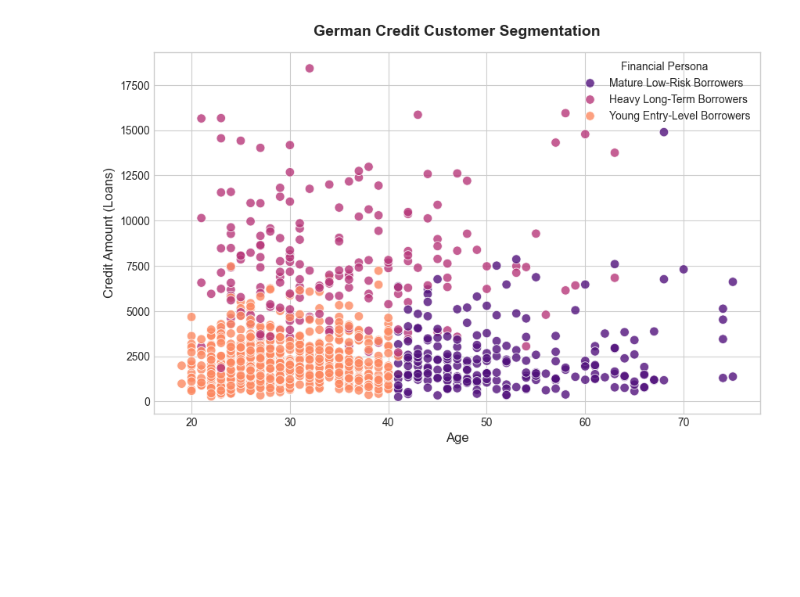
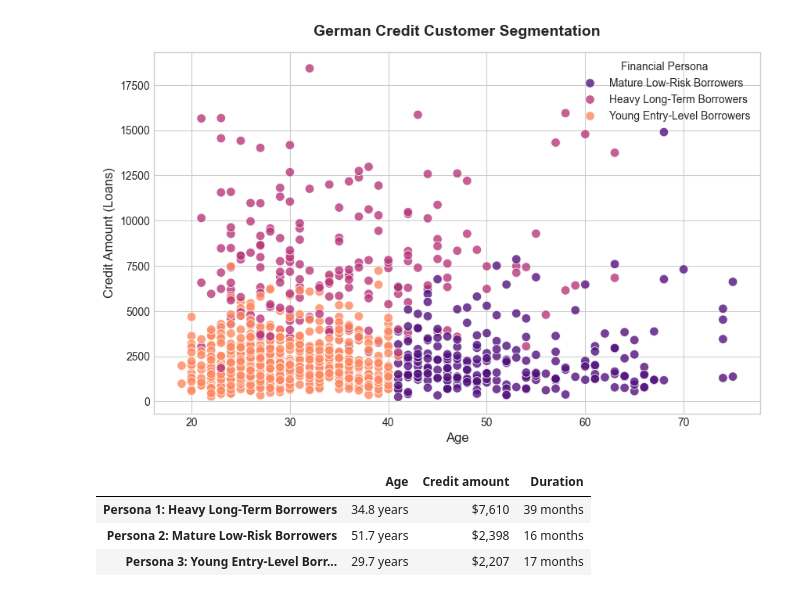
Before and after one commit to dion-nekesa/credit-scoring-predict, a Jupyter notebook: credit_scoring.ipynb, the cells around one changed output. Drawn from its saved outputs; the diff is of its cells as text; code cells hidden in the pictures; blank space fills up the shorter version.

Commit message:
Refine repository documentation and integrate customer persona metrics matrix

```diff
--- a/credit_scoring.ipynb
+++ b/credit_scoring.ipynb
@@ -203,3 +203,44 @@ plt.show()
 # %%
 # My new CSV file
 df.to_csv('german_credit_segmented.csv', index=False)
+# %%
+import pandas as pd
+import seaborn as sns
+
+# Compute the mean values for the core behavioral metrics
+matrix = df.groupby('Cluster')[['Age', 'Credit amount', 'Duration']].mean()
+
+# Assign the descriptive business personas to the cluster indices
+matrix.index = [
+    'Persona 1: Heavy Long-Term Borrowers',
+    'Persona 2: Mature Low-Risk Borrowers',
+    'Persona 3: Young Entry-Level Borrowers'
+]
+
+# Apply a professional, high-contrast aesthetic to the matrix
+styled_matrix = matrix.style.background_gradient(cmap='Blues', axis=0)\
+    .format({'Credit amount': '${:,.0f}', 'Age': '{:.1f} years', 'Duration': '{:.0f} months'})\
+    .set_properties(**{
+        'text-align': 'center',
+        'padding': '15px',
+        'border': '1px solid #e0e0e0',
+        'font-family': 'DejaVu Sans, Arial',
+        'font-size': '13px'
+    })\
+    .set_table_styles([
+        {'selector': 'th', 'props': [
+            ('background-color', '#0f172a'),
+            ('color', 'white'),
+            ('padding', '12px'),
+            ('font-size', '14px'),
+            ('text-align', 'center')
+        ]}
+    ])
+
+# Render the styled matrix in my notebook
+styled_matrix
+# %% [output]
+|  | Age | Credit amount | Duration |
+| Persona 1: Heavy Long-Term Borrowers | 34.8 years | $7,610 | 39 months |
+| Persona 2: Mature Low-Risk Borrowers | 51.7 years | $2,398 | 16 months |
+| Persona 3: Young Entry-Level Borr... | 29.7 years | $2,207 | 17 months |
```
